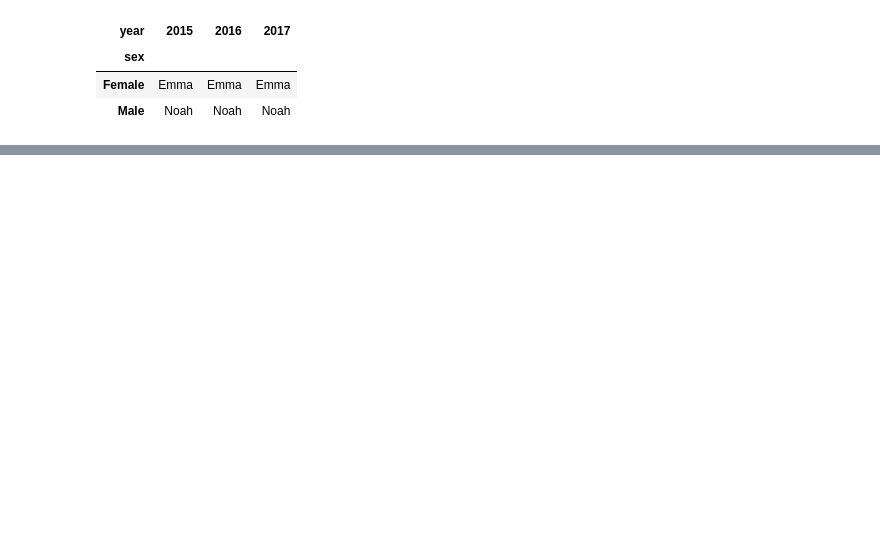
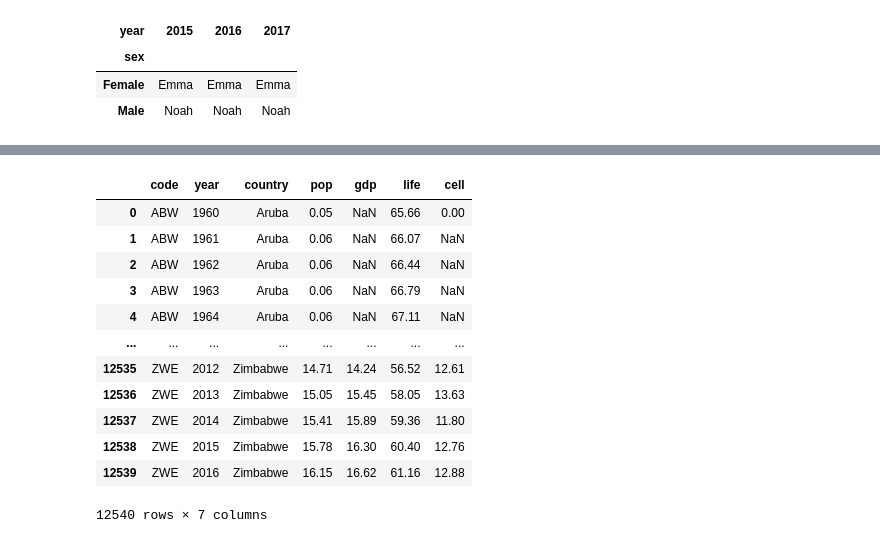
Before and after one commit to ashleykima/Data200_Spring23, a Jupyter notebook: notes/inclass/pandas-intro - Feb 28.ipynb, the cells around one changed output, grey strips where cells are left out. Saved outputs shown, nothing was run; the diff lists cells and outputs as text; code cells hidden in the pictures; blank space fills up the shorter version.

```diff
--- a/notes/inclass/pandas-intro - Feb 28.ipynb
+++ b/notes/inclass/pandas-intro - Feb 28.ipynb
@@ -868,0 +902,18 @@ KeyError: "['continent'] not found in axis"
+# %%
+indicators = pd.read_csv(r"/Users/yelim/Documents/GitHub/Data200_Spring23/data/indicators-main.csv")
+# %%
+indicators
+# %% [output]
+|  | code | year | country | pop | gdp | life | cell |
+| 0 | ABW | 1960 | Aruba | 0.05 | NaN | 65.66 | 0.00 |
+| 1 | ABW | 1961 | Aruba | 0.06 | NaN | 66.07 | NaN |
+| 2 | ABW | 1962 | Aruba | 0.06 | NaN | 66.44 | NaN |
+| 3 | ABW | 1963 | Aruba | 0.06 | NaN | 66.79 | NaN |
+| 4 | ABW | 1964 | Aruba | 0.06 | NaN | 67.11 | NaN |
+| ... | ... | ... | ... | ... | ... | ... | ... |
+| 12535 | ZWE | 2012 | Zimbabwe | 14.71 | 14.24 | 56.52 | 12.61 |
+| 12536 | ZWE | 2013 | Zimbabwe | 15.05 | 15.45 | 58.05 | 13.63 |
+| 12537 | ZWE | 2014 | Zimbabwe | 15.41 | 15.89 | 59.36 | 11.80 |
+| 12538 | ZWE | 2015 | Zimbabwe | 15.78 | 16.30 | 60.40 | 12.76 |
+| 12539 | ZWE | 2016 | Zimbabwe | 16.15 | 16.62 | 61.16 | 12.88 |
+12540 rows × 7 columns
```
Also changed, not shown: parts of 17 cells of this notebook, 2 other files.
